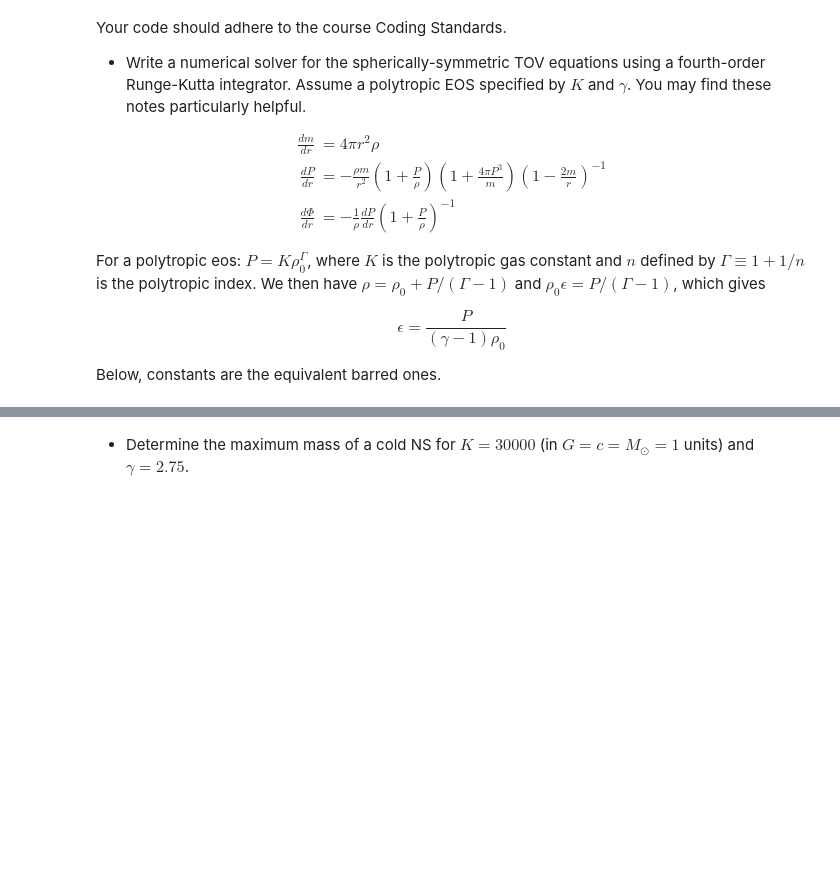
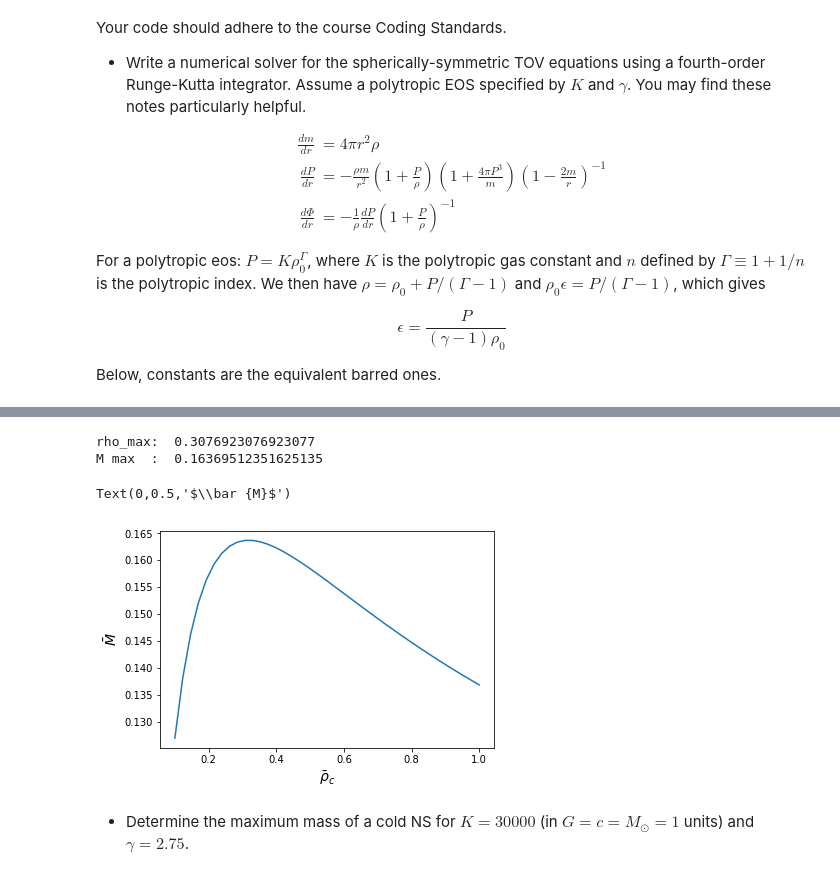
Before and after one commit to halvarsu/PHY905-Numerical-Relativity, a Jupyter notebook: project1/TOV_solver.ipynb, the cells around one changed output, grey strips where cells are left out. Cells and saved outputs as stored; diff of their text form; code cells hidden in the pictures; blank space fills up the shorter version.

```diff
--- a/project1/TOV_solver.ipynb
+++ b/project1/TOV_solver.ipynb
@@ -138,3 +136,33 @@ Text(0.5,0,'r [km]')
+# %%
+# rho_cgs = 5e14 # g / cm^3
+# density_factor = 1.6199e-18   # cgs to geometrized units
+
+# rho_geom = rho_cgs * density_factor # geometrized units G = c = M_sun
+# rho_bar = rho_geom * K ** n
+rb = []
+Mb = []
+
+rho_bar_vals = np.linspace(0.1,1,40)
+for rho_bar in rho_bar_vals:
+
+    rho_geom = rho_bar * K ** (-n)
+    solver, values, r_values = solve_star(rho_bar)
+
+    M_bar = values.T[0][-1]
+
+    rb.append(rho_bar)
+    Mb.append(M_bar)
+    # print(rho_bar, M_bar)
+print('rho_max: ',rb[np.argmax(Mb)])
+print('M max  : ', np.max(Mb))
+plt.plot(rb,Mb)
+plt.xlabel(r'$\bar \rho_c$', size = 14)
+plt.ylabel(r'$\bar {M}$', size = 14)
+# %% [output]
+rho_max:  0.3076923076923077
+M max  :  0.16369512351625135
+Text(0,0.5,'$\\bar {M}$')
+[figure, added]
 # %% [markdown]
 
   - Determine the maximum mass of a cold NS for $K=30000$ (in $G=c=M_\odot=1$ units) and $\gamma=2.75$.
```
Also changed, not shown: parts of 2 cells of this notebook.
